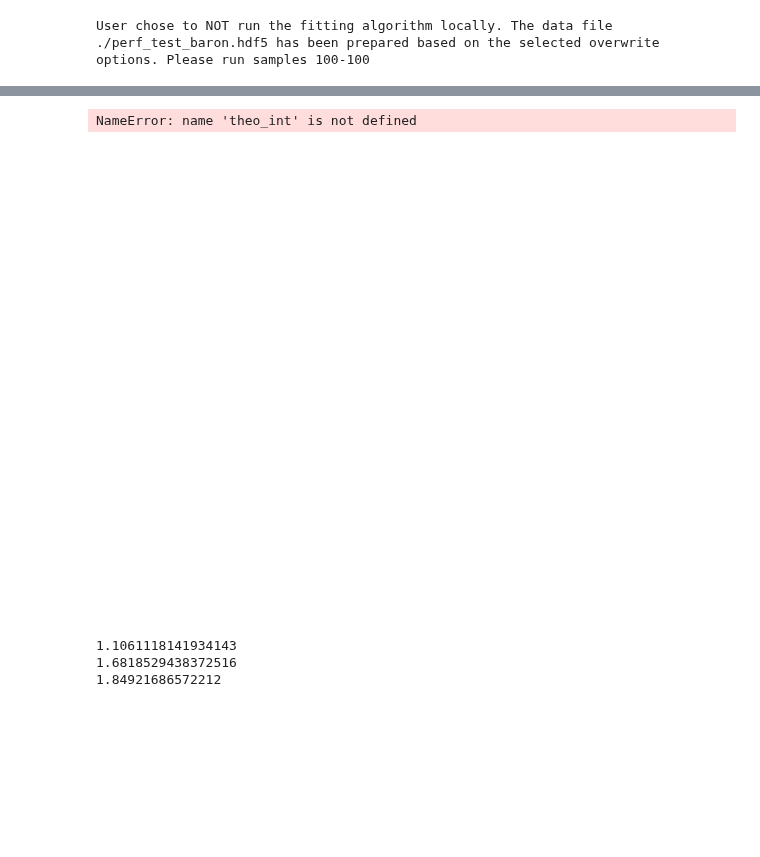
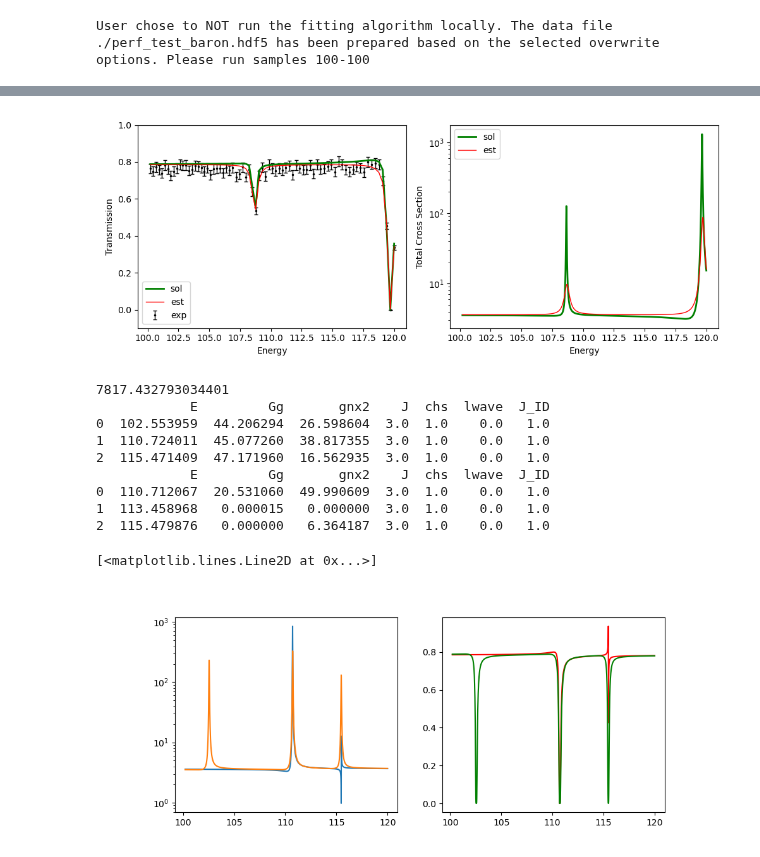
Before and after one commit to Naww137/ATARI, a Jupyter notebook: examples/UserExample_PiTFAll.ipynb, the cells around one changed output, grey strips where cells are left out. Saved outputs shown, nothing was run; the diff lists cells and outputs as text; code cells hidden in the pictures; blank space fills up the shorter version.

```diff
--- a/examples/UserExample_PiTFAll.ipynb
+++ b/examples/UserExample_PiTFAll.ipynb
@@ -183,34 +134,39 @@ xs_tot_fit, xs_scat_fit, xs_cap_fit = syndat.scattering_theory.SLBW(new_egrid, T
-# %%
-figure()
-# plot(new_egrid, xs_tot_fit)
-# plot(new_egrid, xs_tot_syndat, color='g')
-# plot(new_egrid[0:-1], est_int)
-# plot(new_egrid[0:-1], theo_int, color='g')
-# plot(new_egrid,(xs_tot_syndat-xs_tot_fit)**2)
-# plot((theo_int-est_int)**2)
-# %% [output]
-NameError: name 'theo_int' is not defined
-[figure, removed]
-# %%
-
-###
-# def integral_SE(energy, theo, est):
-
-# numerically integrate over fine grid as (x2-x1)*(y(x1.5)) where x1.5 is the midpoint between x1 and x2
-theo_int = np.diff(new_egrid)*(xs_tot_syndat[0:-1]+(np.diff(xs_tot_syndat)/2))
-est_int = np.diff(new_egrid)*(xs_tot_fit[0:-1]+(np.diff(xs_tot_fit)/2))
-
-from scipy import integrate
-# calculate SE of integral values
-# est_sol_SE = integrate.trapezoid((xs_tot_syndat-xs_tot_fit)**2, new_egrid)
-est_sol_SE = np.sum((theo_int-est_int)**2)
-print(est_sol_SE)
-SE = (xs_tot_syndat-xs_tot_fit)**2
-sum_SE = np.sum(SE)
-print(sum_SE)
-print(np.sum(np.diff(new_egrid)*(SE[0:-1]+(np.diff(SE)/2))))
-    # return est_sol_SE
-# %% [output]
-1.1061118141934143
-1.6818529438372516
-1.84921686572212
+# %%
+fig = pf.sample_case.plot(case_file, 95, Ta_pair, True, True)
+# %% [output]
+[figure, added]
+# %%
+pw_data, syndat_par_df, fit_par_df = pf.sample_case.read_sample_case_data(case_file,96)
+
+xs_tot_syndat, xs_tot_fit, new_egrid = pf.sample_case.calculate_xs(pw_data.E, Ta_pair, syndat_par_df, fit_par_df, True)
+
+n = exp.redpar.val.n  # atoms per barn or atoms/(1e-12*cm^2)
+trans_fit = np.exp(-n*xs_tot_fit)
+trans_syndat = np.exp(-n*xs_tot_syndat)
+
+from scipy import integrate
+est_sol_SE = integrate.trapezoid((xs_tot_syndat-xs_tot_fit)**2, new_egrid)
+print(est_sol_SE)
+
+print(syndat_par_df)
+print(fit_par_df)
+
+fig, ax = subplots(1,2, figsize=(10,4))
+ax[0].plot(new_egrid, xs_tot_fit)
+ax[0].plot(new_egrid, xs_tot_syndat)
+ax[0].set_yscale('log')
+
+ax[1].plot(new_egrid, trans_fit, 'r')
+ax[1].plot(new_egrid, trans_syndat, 'g')
+# %% [output]
+7817.432793034401
+            E         Gg       gnx2    J  chs  lwave  J_ID
+0  102.553959  44.206294  26.598604  3.0  1.0    0.0   1.0
+1  110.724011  45.077260  38.817355  3.0  1.0    0.0   1.0
+2  115.471409  47.171960  16.562935  3.0  1.0    0.0   1.0
+            E         Gg       gnx2    J  chs  lwave  J_ID
+0  110.712067  20.531060  49.990609  3.0  1.0    0.0   1.0
+1  113.458968   0.000015   0.000000  3.0  1.0    0.0   1.0
+2  115.479876   0.000000   6.364187  3.0  1.0    0.0   1.0
+[<matplotlib.lines.Line2D at 0x...>]
+[figure, added]
```
Also changed, not shown: parts of 5 cells of this notebook, 2 other files.
